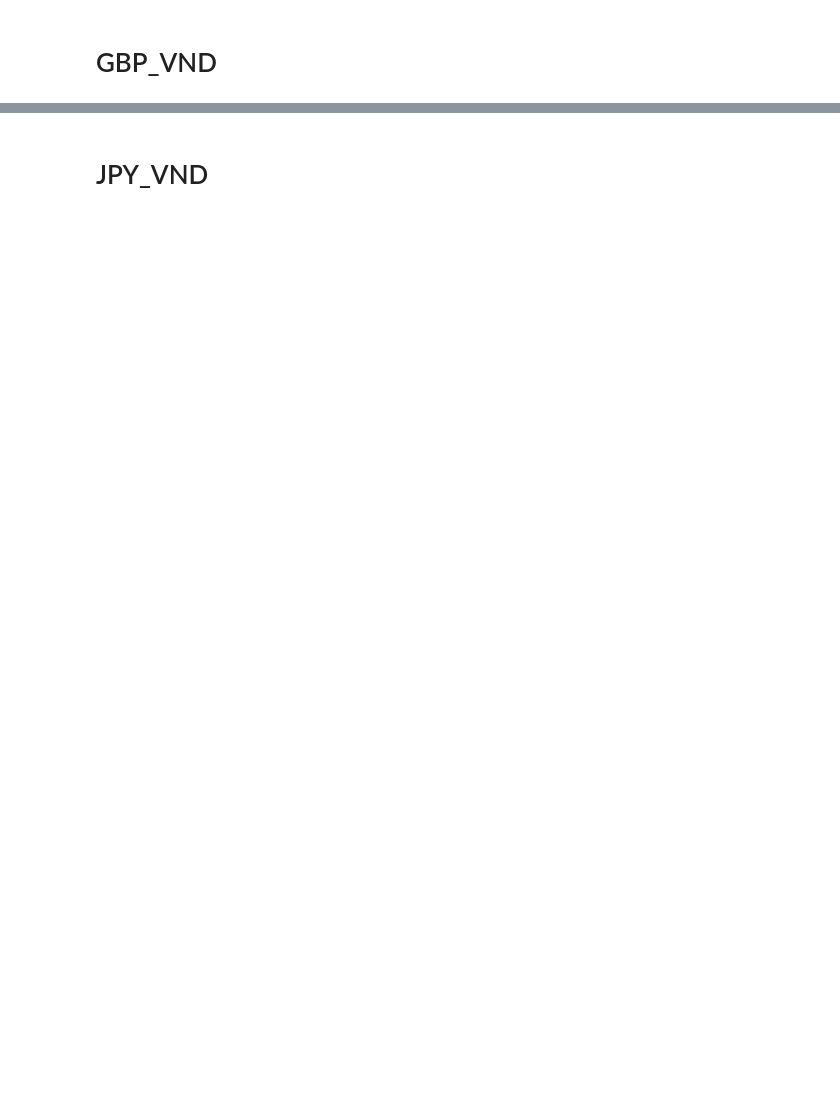
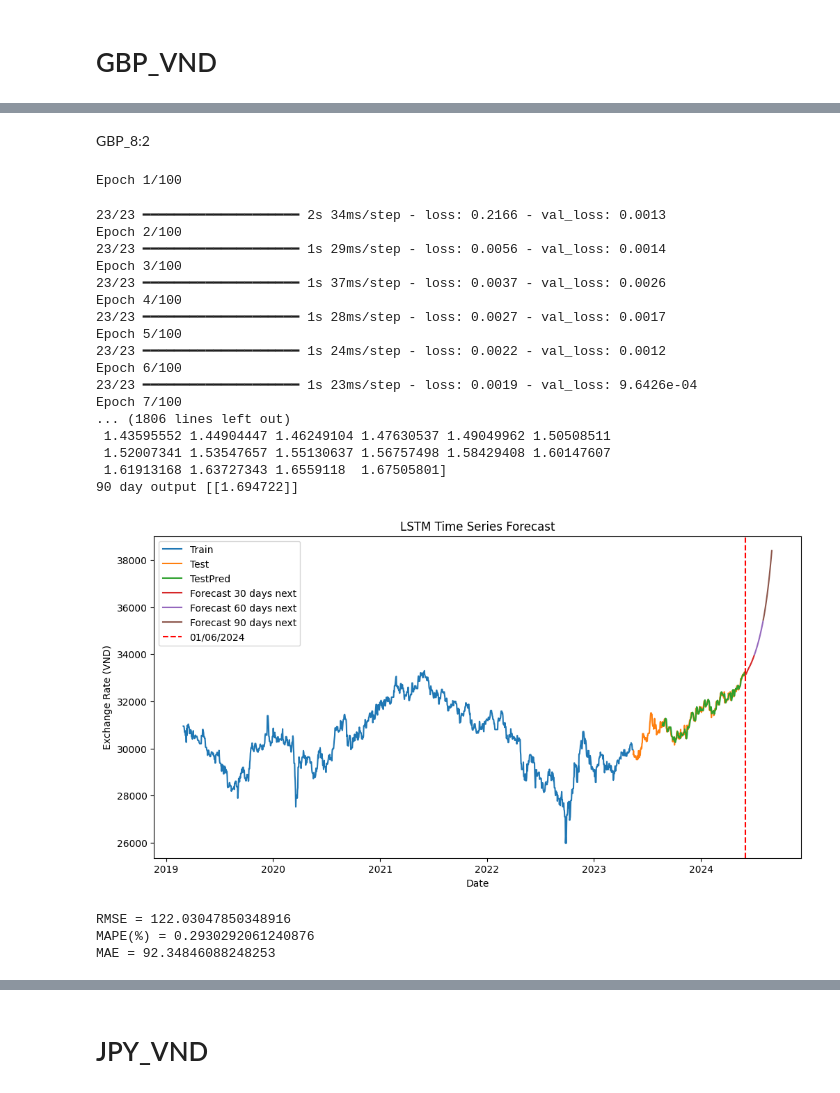
Before and after one commit to TTMChung/IS403_O22_HTCL_4, a Jupyter notebook: Model/LSTM.ipynb, the cells around one changed output, grey strips where cells are left out. Drawn from its saved outputs; the diff is of its cells as text; code cells hidden in the pictures; blank space fills up the shorter version.

```diff
--- a/Model/LSTM.ipynb
+++ b/Model/LSTM.ipynb
@@ -279,0 +151,11 @@ MAE = 106.11359089176887
+# %%
+def evaluate(forecast, actual):
+    forecast = np.array(forecast)
+    actual = np.array(actual)
+    mape = np.mean(np.abs(forecast - actual) / np.abs(actual)) * 100  # MAPE
+    mae = np.mean(np.abs(forecast - actual))  # MAE
+    rmse = np.mean((forecast - actual) ** 2) ** .5  # RMSE
+
+    print('RMSE =', rmse)
+    print('MAPE(%) =', mape)
+    print('MAE =', mae)
@@ -280,12 +288,2 @@ MAE = 106.11359089176887
 # %% [markdown]
 # GBP_VND
-# %%
-gbp = pd.read_csv('GBP_VND.csv')
-
-# Convert
-gbp = gbp['Sale'].replace({',':''}, regex=True).astype(float)
-# Scale data
-# Scaler model
-scaler = MinMaxScaler(feature_range=(0, 1))
-# EUR - VND
-gbp_sc = scaler.fit_transform(np.array(gbp).reshape(-1, 1))
@@ -383,0 +290,13 @@ MAE = 139.23318407012212
+# %%
+# Scale data
+gbp_sc = scaler.fit_transform(np.array(gbp).reshape(-1, 1))
+# Split train, test data
+## case 1. 7:3
+train_gbp_1_sc = gbp_sc[:int(0.7 * len(gbp))]
+test_gbp_1_sc = gbp_sc[int(0.7 * len(gbp)):]
+## case 2. 8:2
+train_gbp_2_sc = gbp_sc[:int(0.8 * len(gbp))]
+test_gbp_2_sc = gbp_sc[int(0.8 * len(gbp)):]
+## case 3. 9:1
+train_gbp_3_sc = gbp_sc[:int(0.9 * len(gbp))]
+test_gbp_3_sc = gbp_sc[int(0.9 * len(gbp)):]
@@ -383,0 +330,27 @@ MAE = 139.23318407012212
+# %% [markdown]
+GBP_8:2
+# %%
+implement_LSTM(train_gbp_2_sc, test_gbp_2_sc)
+# %% [output]
+Epoch 1/100
+23/23 ━━━━━━━━━━━━━━━━━━━━ 2s 34ms/step - loss: 0.2166 - val_loss: 0.0013
+Epoch 2/100
+23/23 ━━━━━━━━━━━━━━━━━━━━ 1s 29ms/step - loss: 0.0056 - val_loss: 0.0014
+Epoch 3/100
+23/23 ━━━━━━━━━━━━━━━━━━━━ 1s 37ms/step - loss: 0.0037 - val_loss: 0.0026
+Epoch 4/100
+23/23 ━━━━━━━━━━━━━━━━━━━━ 1s 28ms/step - loss: 0.0027 - val_loss: 0.0017
+Epoch 5/100
+23/23 ━━━━━━━━━━━━━━━━━━━━ 1s 24ms/step - loss: 0.0022 - val_loss: 0.0012
+Epoch 6/100
+23/23 ━━━━━━━━━━━━━━━━━━━━ 1s 23ms/step - loss: 0.0019 - val_loss: 9.6426e-04
+Epoch 7/100
+... (1806 lines left out)
+ 1.43595552 1.44904447 1.46249104 1.47630537 1.49049962 1.50508511
+ 1.52007341 1.53547657 1.55130637 1.56757498 1.58429408 1.60147607
+ 1.61913168 1.63727343 1.6559118  1.67505801]
+90 day output [[1.694722]]
+[figure, added]
+RMSE = 122.03047850348916
+MAPE(%) = 0.2930292061240876
+MAE = 92.34846088248253
```
Also changed, not shown: parts of 54 cells of this notebook.
